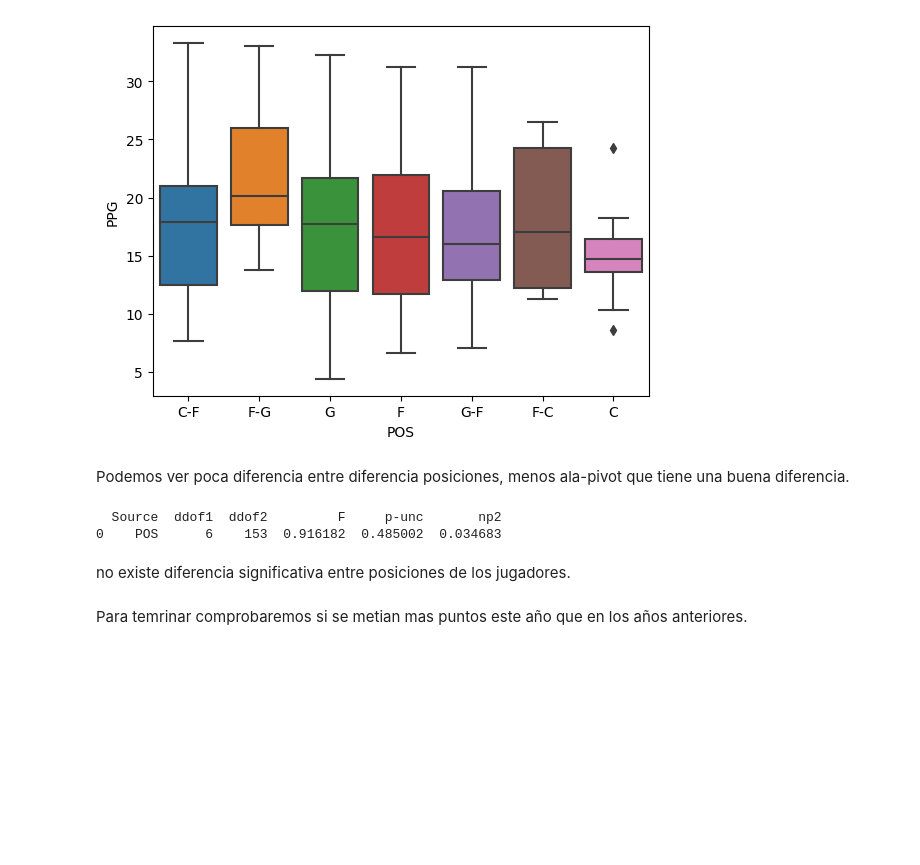
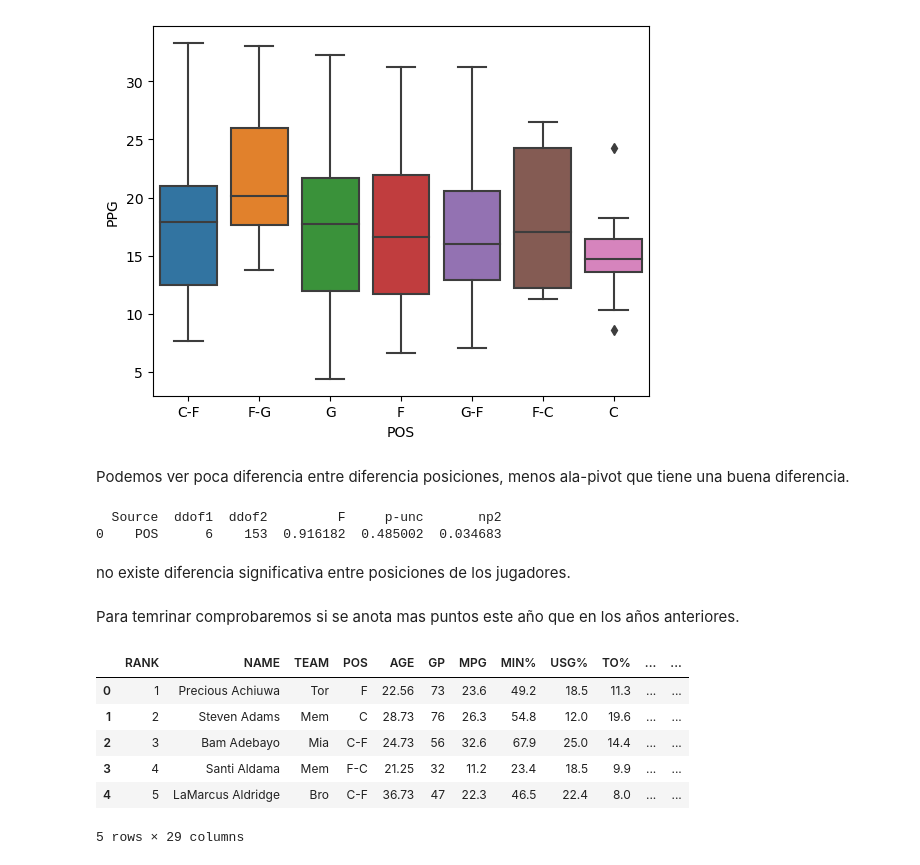
Before and after one commit to MarcMartinezM/PracticasIABigData, a Jupyter notebook: DATA SCIENCE MODELS ESTADÍSTICS/HYPOTESIS/MarcMartinez_NBA_EV_HypothesisTesting.ipynb, the cells around one changed output. Drawn from its saved outputs; the diff is of its cells as text; code cells hidden in the pictures; blank space fills up the shorter version.

```diff
--- a/DATA SCIENCE MODELS ESTADÍSTICS/HYPOTESIS/MarcMartinez_NBA_EV_HypothesisTesting.ipynb
+++ b/DATA SCIENCE MODELS ESTADÍSTICS/HYPOTESIS/MarcMartinez_NBA_EV_HypothesisTesting.ipynb
@@ -174,4 +164,15 @@ print(anova_result)
 # %% [markdown]
 no existe diferencia significativa entre posiciones de los jugadores.
 # %% [markdown]
-Para temrinar comprobaremos si se metian mas puntos este año que en los años anteriores.
+Para temrinar comprobaremos si se anota mas puntos este año que en los años anteriores.
+# %%
+df_NBA2122 = pd.read_excel('NBA Stats 202122.xlsx')
+df_NBA2122.head()
+# %% [output]
+|  | RANK | NAME | TEAM | POS | AGE | GP | MPG | MIN% | USG% | TO% | ... | ... |
+| 0 | 1 | Precious Achiuwa | Tor | F | 22.56 | 73 | 23.6 | 49.2 | 18.5 | 11.3 | ... | ... |
+| 1 | 2 | Steven Adams | Mem | C | 28.73 | 76 | 26.3 | 54.8 | 12.0 | 19.6 | ... | ... |
+| 2 | 3 | Bam Adebayo | Mia | C-F | 24.73 | 56 | 32.6 | 67.9 | 25.0 | 14.4 | ... | ... |
+| 3 | 4 | Santi Aldama | Mem | F-C | 21.25 | 32 | 11.2 | 23.4 | 18.5 | 9.9 | ... | ... |
+| 4 | 5 | LaMarcus Aldridge | Bro | C-F | 36.73 | 47 | 22.3 | 46.5 | 22.4 | 8.0 | ... | ... |
+5 rows × 29 columns
```
Also changed, not shown: parts of 14 cells of this notebook, 1 other file.
